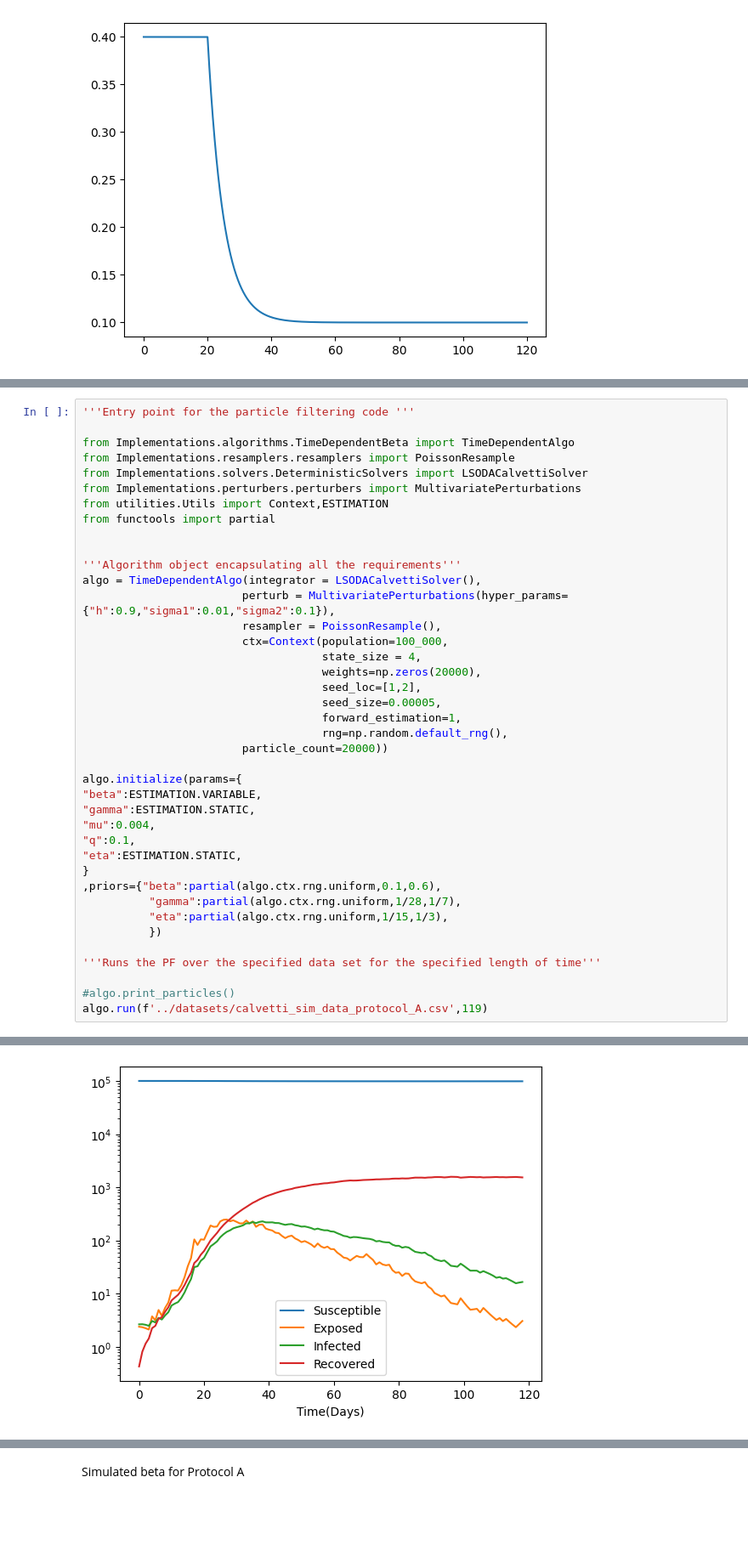
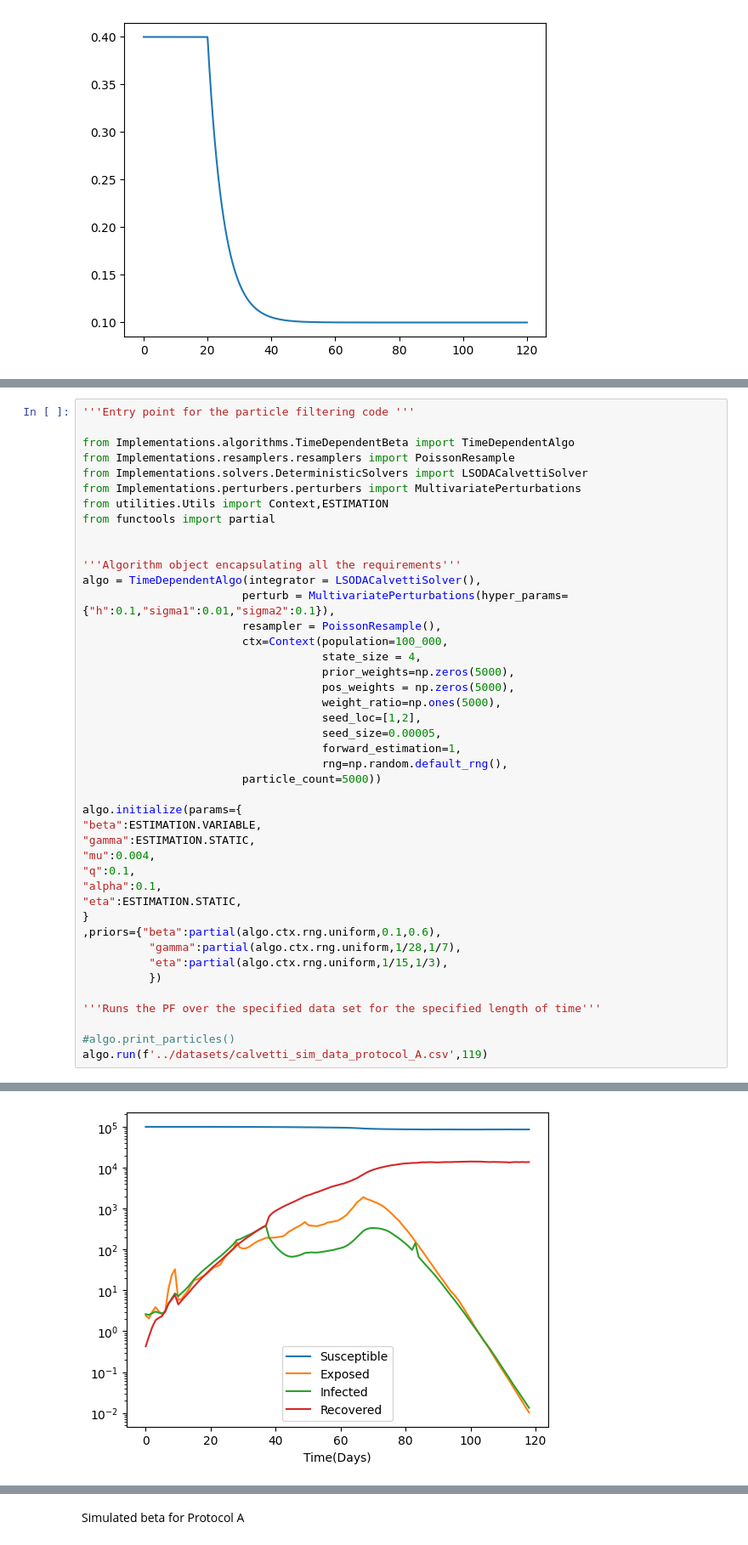
Before and after one commit to atiumcache/PF_forecast, a Jupyter notebook: juptyer notebooks/Calvetti_Model.ipynb, the cells around one changed output, grey strips where cells are left out. Shown at 85% size. Saved outputs shown, nothing was run; the diff lists cells and outputs as text; blank space fills up the shorter version.

```diff
--- a/juptyer notebooks/Calvetti_Model.ipynb
+++ b/juptyer notebooks/Calvetti_Model.ipynb
@@ -124,22 +124,25 @@ from functools import partial
 
 '''Algorithm object encapsulating all the requirements'''
 algo = TimeDependentAlgo(integrator = LSODACalvettiSolver(),
-                        perturb = MultivariatePerturbations(hyper_params={"h":0.9,"sigma1":0.01,"sigma2":0.1}),
+                        perturb = MultivariatePerturbations(hyper_params={"h":0.1,"sigma1":0.01,"sigma2":0.1}),
                         resampler = PoissonResample(),
                         ctx=Context(population=100_000,
                                     state_size = 4,
-                                    weights=np.zeros(20000),
+                                    prior_weights=np.zeros(5000),
+                                    pos_weights = np.zeros(5000),
+                                    weight_ratio=np.ones(5000),
                                     seed_loc=[1,2],
                                     seed_size=0.00005,
                                     forward_estimation=1,
                                     rng=np.random.default_rng(),
-                        particle_count=20000))
+                        particle_count=5000))
 
 algo.initialize(params={
 "beta":ESTIMATION.VARIABLE,
 "gamma":ESTIMATION.STATIC,
 "mu":0.004,
 "q":0.1,
+"alpha":0.1,
 "eta":ESTIMATION.STATIC,
 }
 ,priors={"beta":partial(algo.ctx.rng.uniform,0.1,0.6),
@@ -155 +175 @@ algo.run(f'../datasets/calvetti_sim_data_protocol_A.csv',119)
-[figure, old version]
+[figure, new version]
```
Also changed, not shown: parts of 5 cells of this notebook, 23 other files.
